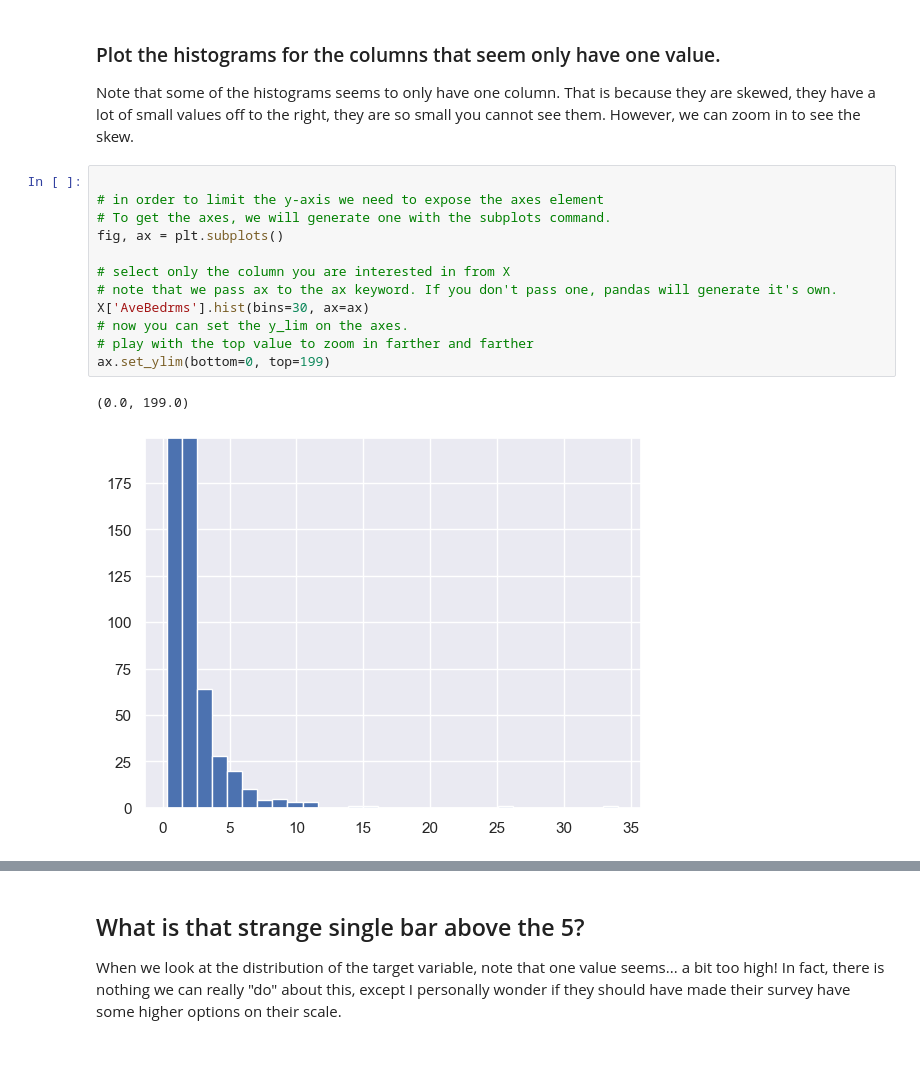
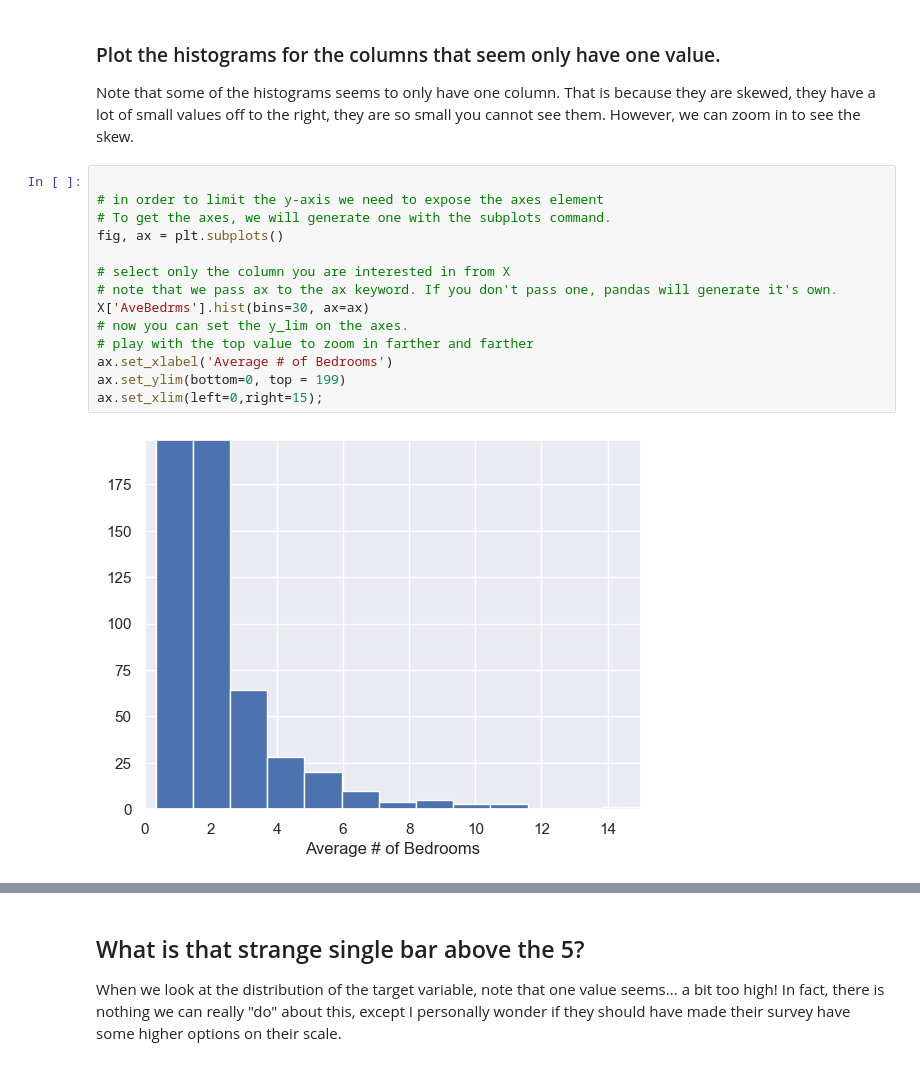
Before and after one commit to fan-yang-md/codingnomads, a Jupyter notebook: data-science-machine-learning-main/notebooks/03_California_housing.ipynb, the cells around one changed output, grey strips where cells are left out. Cells and saved outputs as stored; diff of their text form.

```diff
--- a/data-science-machine-learning-main/notebooks/03_California_housing.ipynb
+++ b/data-science-machine-learning-main/notebooks/03_California_housing.ipynb
@@ -235,17 +247,18 @@ Note that some of the histograms seems to only have one column. That is because
 # %%
 
 # in order to limit the y-axis we need to expose the axes element
 # To get the axes, we will generate one with the subplots command.
 fig, ax = plt.subplots()
 
 # select only the column you are interested in from X
 # note that we pass ax to the ax keyword. If you don't pass one, pandas will generate it's own.
 X['AveBedrms'].hist(bins=30, ax=ax)
 # now you can set the y_lim on the axes.
 # play with the top value to zoom in farther and farther
-ax.set_ylim(bottom=0, top=199)
+ax.set_xlabel('Average # of Bedrooms')
+ax.set_ylim(bottom=0, top = 199)
+ax.set_xlim(left=0,right=15);
 # %% [output]
-(0.0, 199.0)
-[figure, old version]
+[figure, new version]
 # %%
 # we should also plot the histogram of the target variable!
```
Also changed, not shown: parts of 21 cells of this notebook, 2 other files.
